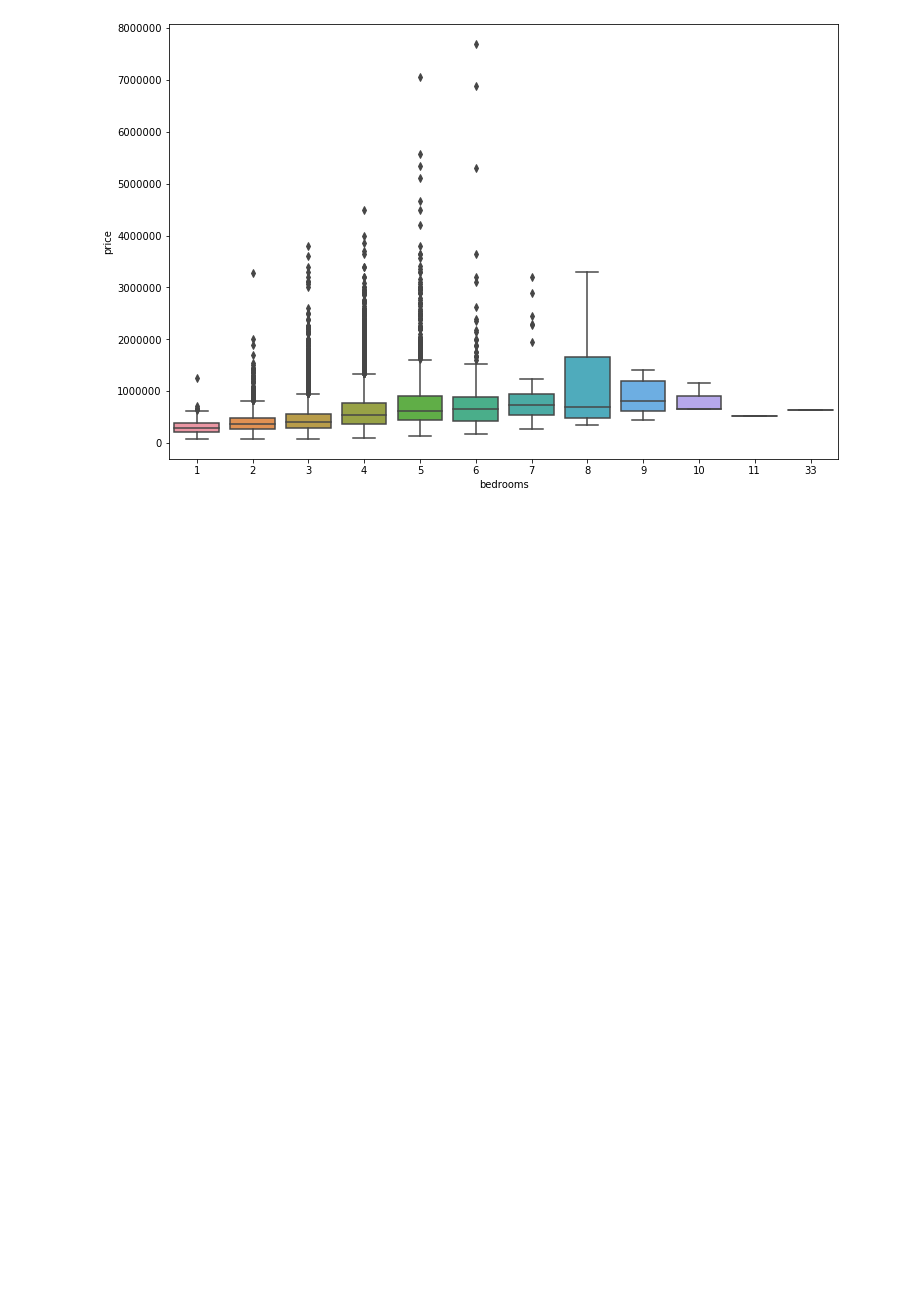
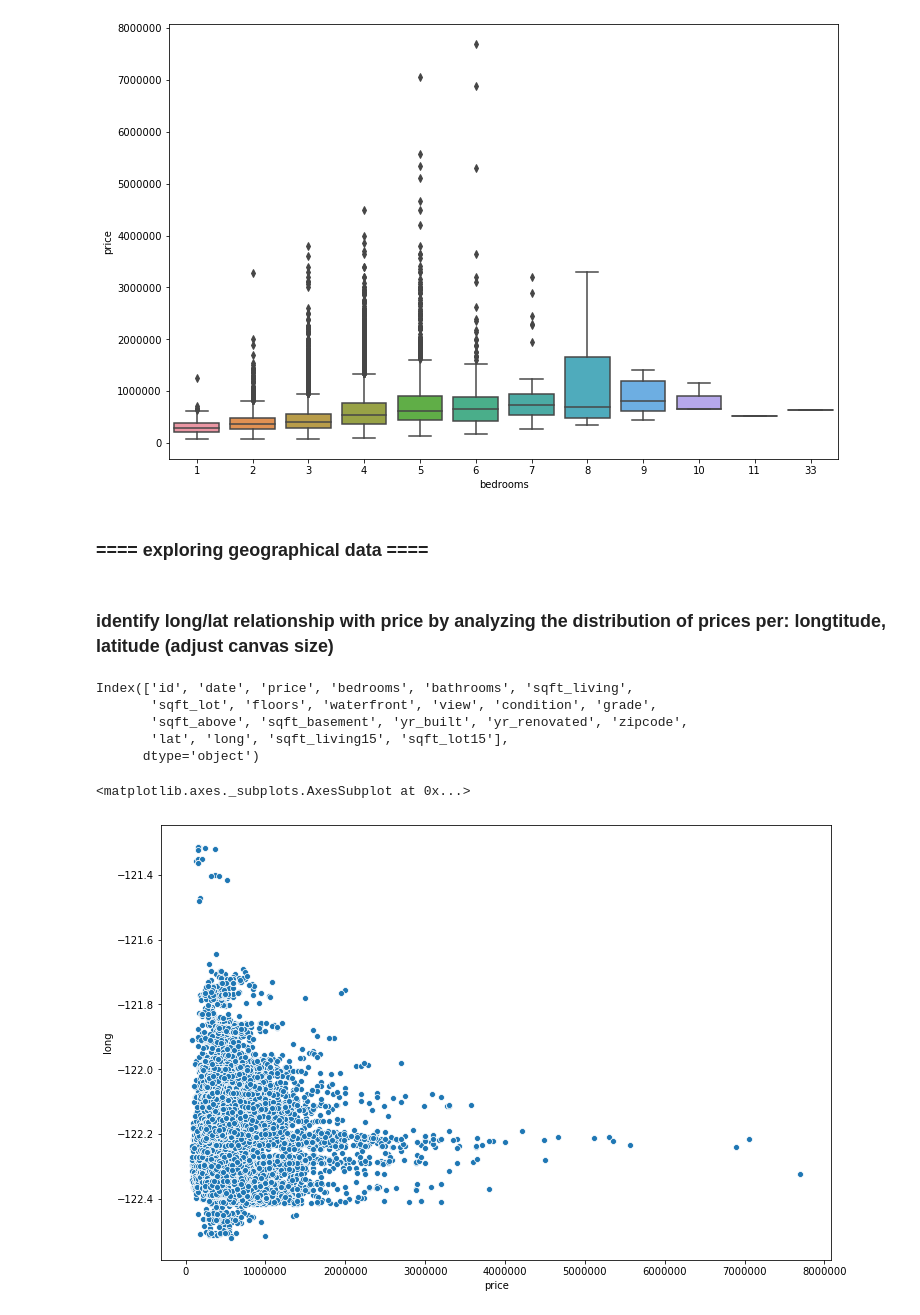
Before and after one commit to techcomm23/TF-Practice1, a Jupyter notebook: 03-ANNs/01-Keras-Regression.ipynb, the cells around one changed output. Cells and saved outputs as stored; diff of their text form; code cells hidden in the pictures; blank space fills up the shorter version.

```diff
--- a/03-ANNs/01-Keras-Regression.ipynb
+++ b/03-ANNs/01-Keras-Regression.ipynb
@@ -108,3 +108,21 @@ sns.boxplot(x='bedrooms',y='price',data=df)
 # %% [output]
 <matplotlib.axes._subplots.AxesSubplot at 0x...>
 [figure]
+# %% [markdown]
+### ==== exploring geographical data ====
+# %% [markdown]
+### identify long/lat relationship with price by analyzing the distribution of prices per: longtitude, latitude   (adjust canvas size)
+# %%
+df.columns
+# %% [output]
+Index(['id', 'date', 'price', 'bedrooms', 'bathrooms', 'sqft_living',
+       'sqft_lot', 'floors', 'waterfront', 'view', 'condition', 'grade',
+       'sqft_above', 'sqft_basement', 'yr_built', 'yr_renovated', 'zipcode',
+       'lat', 'long', 'sqft_living15', 'sqft_lot15'],
+      dtype='object')
+# %%
+plt.figure(figsize=(12,8))
+sns.scatterplot(x='price',y='long',data=df)
+# %% [output]
+<matplotlib.axes._subplots.AxesSubplot at 0x...>
+[figure, added]
```
Also changed, not shown: parts of 12 cells of this notebook, 1 other file.
